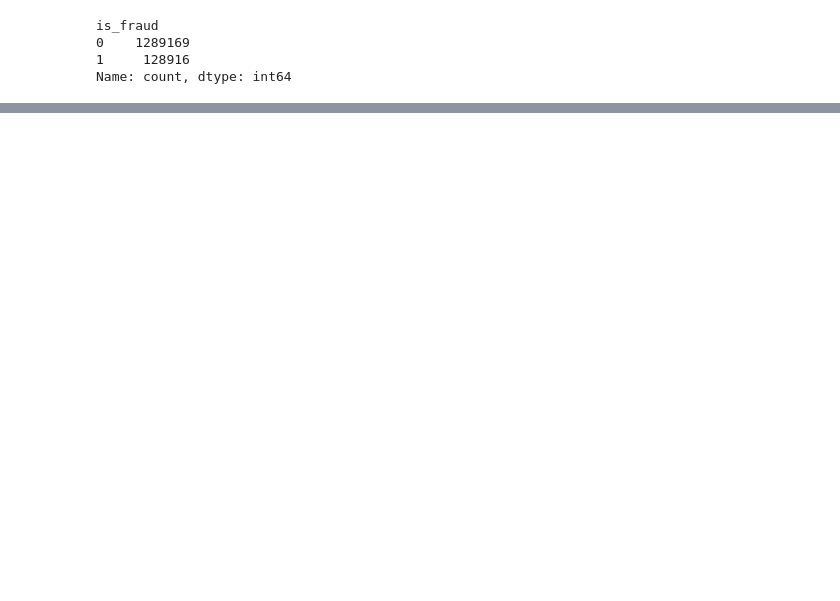
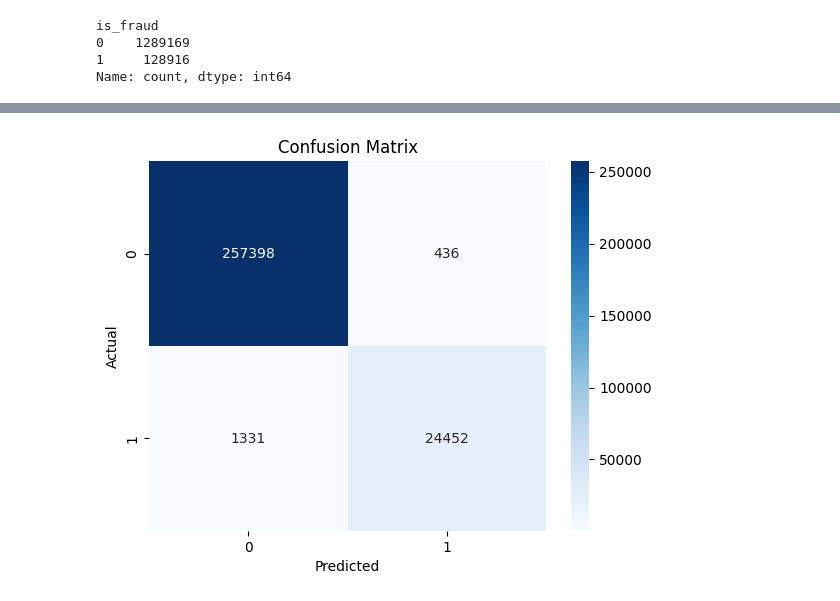
Before and after one commit to TOM-TITO-coder/AI_Final_Project, a Jupyter notebook: credit_card_ann.ipynb, the cells around one changed output, grey strips where cells are left out. Drawn from its saved outputs; the diff is of its cells as text; code cells hidden in the pictures; blank space fills up the shorter version.

```diff
--- a/credit_card_ann.ipynb
+++ b/credit_card_ann.ipynb
@@ -310,0 +479,32 @@ print(classification_report(y_test, binary_predictions))
+# %%
+from sklearn.metrics import accuracy_score, precision_score, recall_score, f1_score, roc_auc_score, classification_report
+
+model.eval()  # Set the model to evaluation mode
+all_preds = []
+all_labels = []
+
+with torch.no_grad():  # Disable gradient computation for evaluation
+    for inputs, labels in test_dataloader:
+        # Forward pass
+        outputs = model(inputs)
+        preds = (outputs.squeeze() > 0.5).float()  # Convert probabilities to binary predictions
+
+        all_preds.extend(preds.numpy())
+        all_labels.extend(labels.numpy())
+
+# Calculate metrics
+accuracy = accuracy_score(all_labels, all_preds)
+precision = precision_score(all_labels, all_preds)
+recall = recall_score(all_labels, all_preds)
+f1 = f1_score(all_labels, all_preds)
+roc_auc = roc_auc_score(all_labels, all_preds)
+
+# Print results
+print(f"Accuracy: {accuracy:.4f}")
+print(f"Precision: {precision:.4f}")
+print(f"Recall: {recall:.4f}")
+print(f"F1-Score: {f1:.4f}")
+print(f"ROC-AUC: {roc_auc:.4f}")
+
+# Detailed classification report
+print("\nClassification Report:\n", classification_report(all_labels, all_preds))
@@ -311,10 +527,15 @@ print(classification_report(y_test, binary_predictions))
 # %%
+from sklearn.metrics import confusion_matrix
 import seaborn as sns
 import matplotlib.pyplot as plt
 
-cf = confusion_matrix(y_test, binary_predictions)
-sns.heatmap(cf, annot=True, cmap='Blues')
-plt.xlabel('Predicted')
-plt.ylabel('Actual')
+conf_matrix = confusion_matrix(all_labels, all_preds)
+sns.heatmap(conf_matrix, annot=True, fmt="d", cmap="Blues")
+plt.title("Confusion Matrix")
+plt.xlabel("Predicted")
+plt.ylabel("Actual")
+plt.show()
+# %% [output]
+[figure, added]
 # %%
 # 10. Saving the model
```
Also changed, not shown: parts of 46 cells of this notebook.
